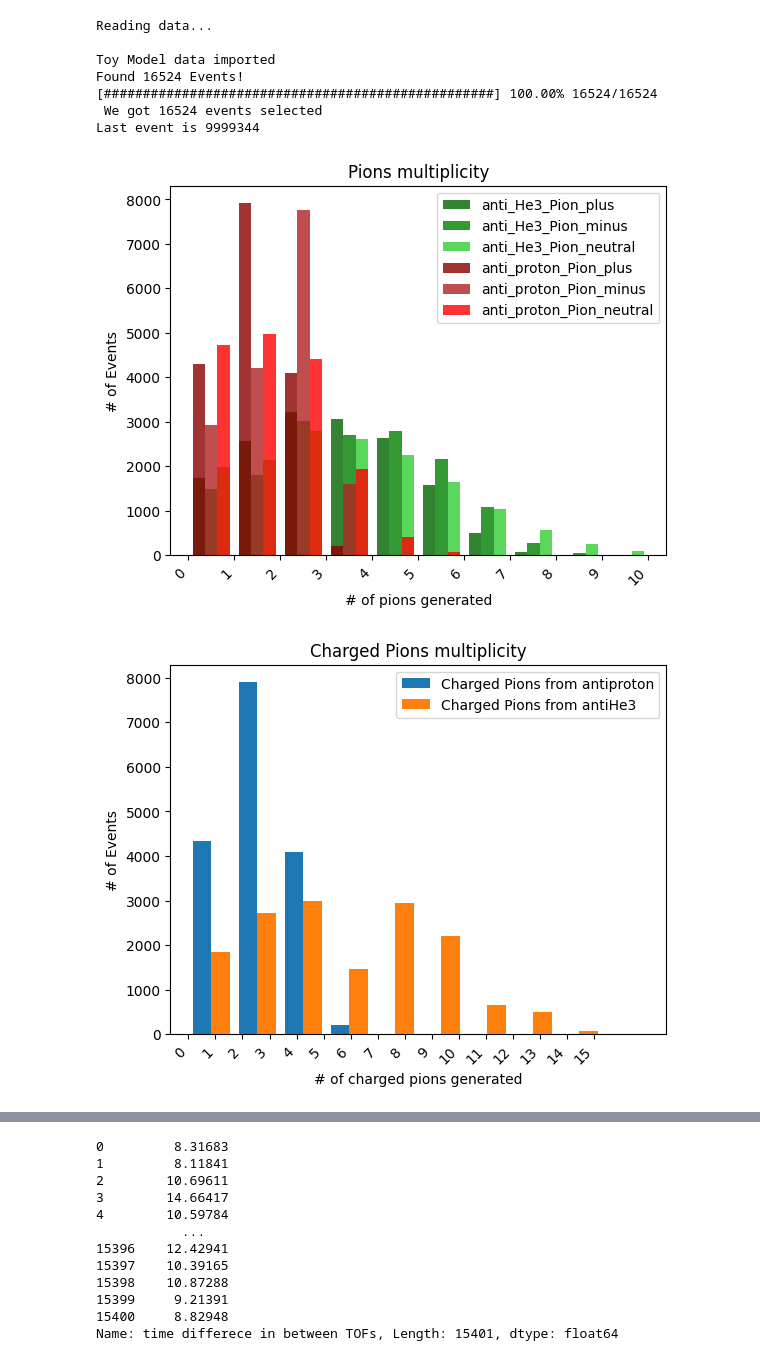
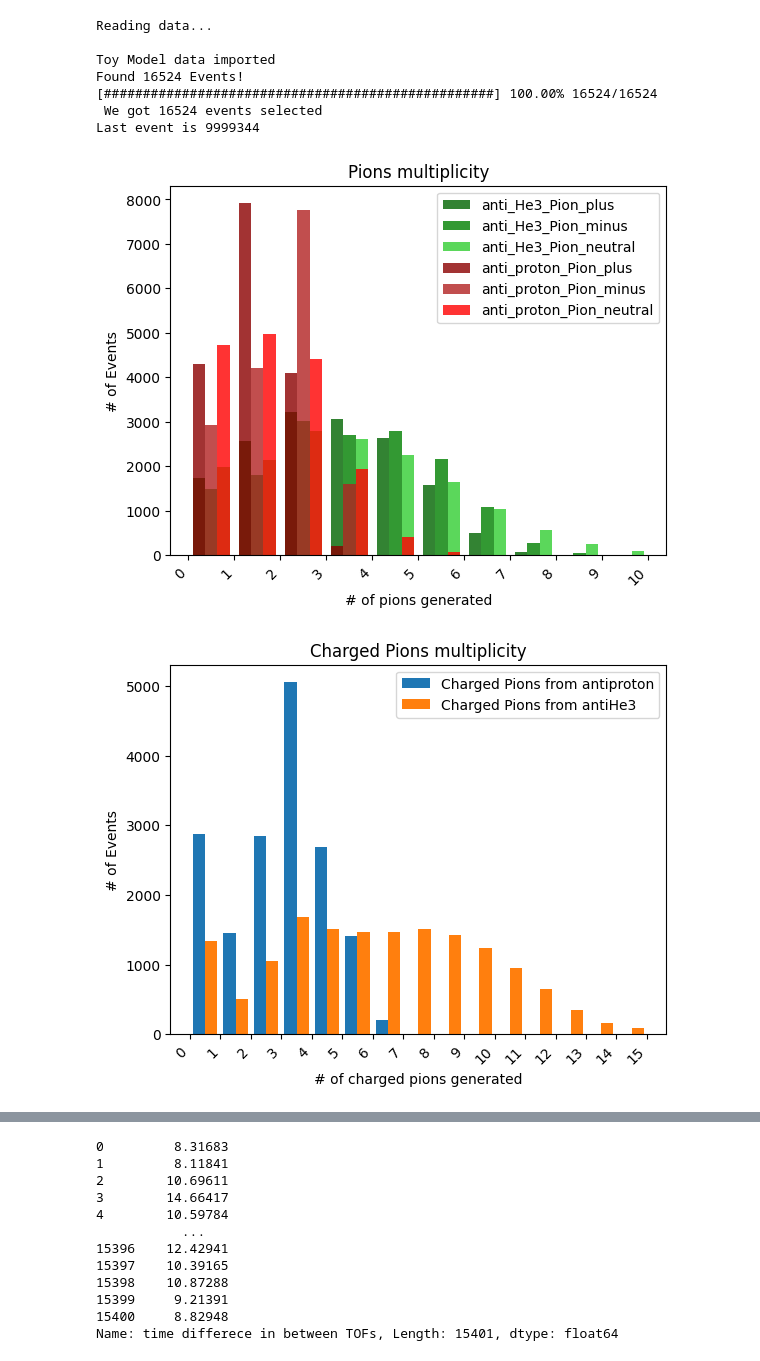
Before and after one commit to Eclipsedclaw/GRAMS, a Jupyter notebook: analysis/2023_Paper/Daughter_analysis.ipynb, the cells around one changed output, grey strips where cells are left out. Drawn from its saved outputs; the diff is of its cells as text; code cells hidden in the pictures.

```diff
--- a/analysis/2023_Paper/Daughter_analysis.ipynb
+++ b/analysis/2023_Paper/Daughter_analysis.ipynb
@@ -240,35 +240,36 @@ plt.bar(unique_values_pi_neutral, value_counts_pi_neutral, alpha=0.6, label='# o
 
 plt.hist(anti_He3_Pion_profile, label = anti_He3_Pion_label, range = [0, 10], bins = 10, color=anti_He3_Pion_color, alpha=0.8)
 plt.hist(anti_proton_Pion_profile, label = anti_proton_Pion_label, range = [0, 10], bins = 10, color=anti_proton_Pion_color, alpha=0.8)
 
 
 # Add labels and title
 plt.xlabel('# of pions generated')
 plt.xticks([0, 1, 2, 3, 4, 5, 6, 7, 8, 9, 10], [0, 1, 2, 3, 4, 5, 6, 7, 8, 9, 10], rotation=45, ha='right')
 plt.ylabel('# of Events')
 plt.legend()
 plt.title('Pions multiplicity')
 
 plt.figure(2)
 
 anti_proton_Pion_Charged = np.add(anti_proton_Pion_plus, anti_proton_Pion_minus)
 anti_He3_Pion_Charged = np.add(anti_He3_Pion_plus, anti_He3_Pion_minus)
 #anti_He3_Pion_Charged.extend(anti_He3_Pion_minus)
 Pion_Charged = [anti_proton_Pion_Charged, anti_He3_Pion_Charged]
 Pion_Charged_label = ['Charged Pions from antiproton', 'Charged Pions from antiHe3']
-plt.hist(Pion_Charged, label = Pion_Charged_label)
+plt.hist(Pion_Charged, range = [0, 15], bins = 15, label = Pion_Charged_label)
+#print(plt.hist(Pion_Charged, label = Pion_Charged_label))
 # Add labels and title
 plt.xlabel('# of charged pions generated')
 plt.xticks([0, 1, 2, 3, 4, 5, 6, 7, 8, 9, 10, 11, 12, 13, 14, 15], [0, 1, 2, 3, 4, 5, 6, 7, 8, 9, 10, 11, 12, 13, 14, 15], rotation=45, ha='right')
 plt.ylabel('# of Events')
 plt.legend()
 plt.title('Charged Pions multiplicity')
 
 # Show the plot
 plt.show()
 # %% [output]
 [figure]
-[figure, old version]
+[figure, new version]
 # %%
 # This code output corner plot of daughters
 
```
Also changed, not shown: parts of 1 cell of this notebook.
